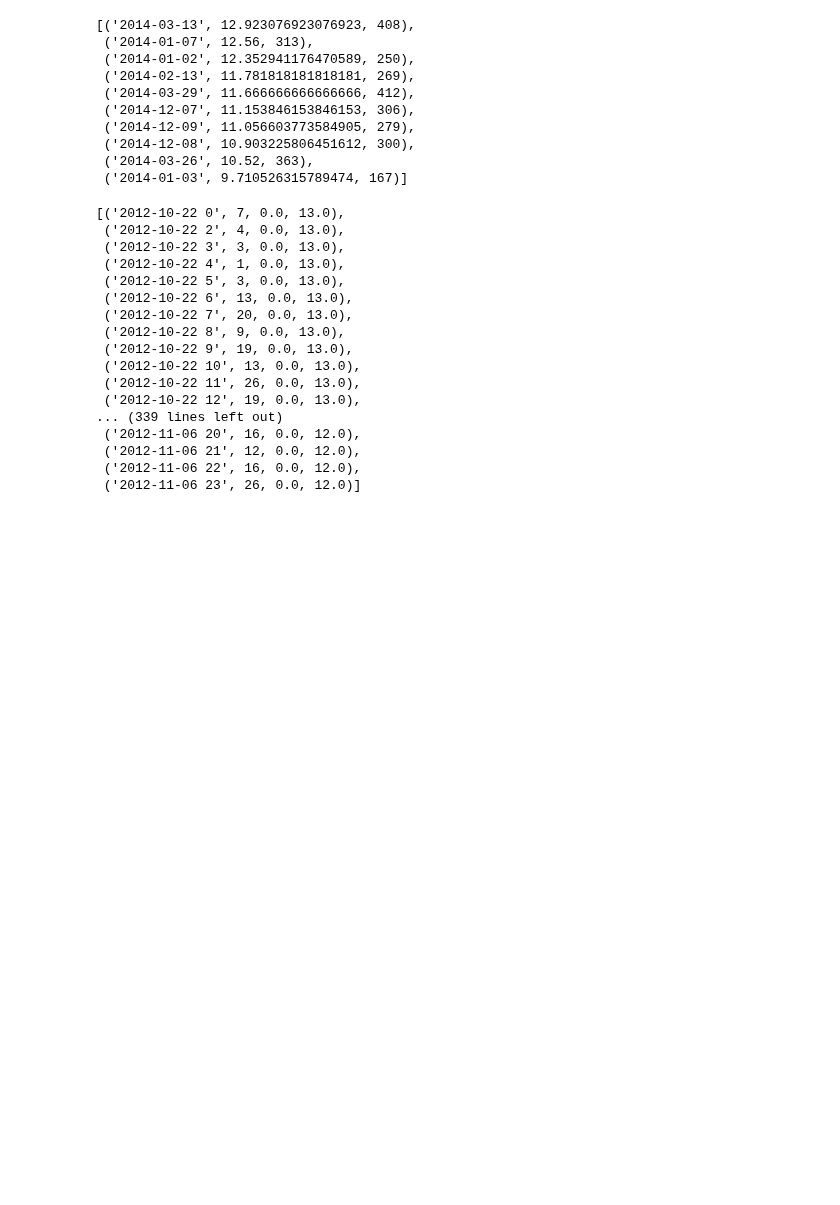
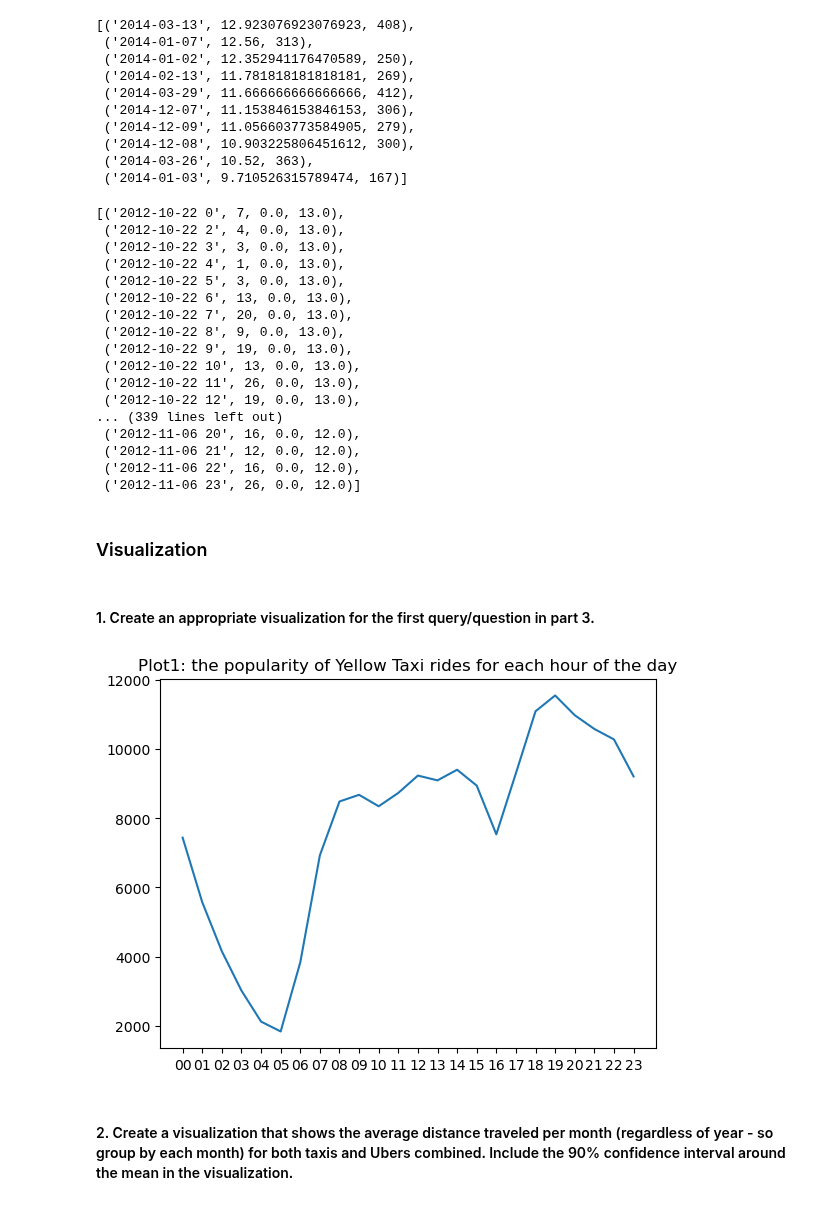
Before and after one commit to wangyf99/final-project, a Jupyter notebook: Group_project.ipynb, the cells around one changed output. Drawn from its saved outputs; the diff is of its cells as text; code cells hidden in the pictures; blank space fills up the shorter version.

```diff
--- a/Group_project.ipynb
+++ b/Group_project.ipynb
@@ -962,3 +974,28 @@ engine.execute(query_6_hurricane_precipitation).fetchall()
  ('2012-11-06 23', 26, 0.0, 12.0)]
 # %%
 save_query("q6_hurricane_precipitation.sql", query_6_hurricane_precipitation)
+# %% [markdown]
+### Visualization
+# %% [markdown]
+#### 1. Create an appropriate visualization for the first query/question in part 3.
+# %%
+def get_hourly_popularity():
+
+    df = pd.read_sql_query(query_1_hourly_popularity, engine)
+
+    return df
+# %%
+def plot_hourly():
+    df = get_hourly_popularity()
+    df = df.sort_values(by='hour', ascending=True)
+    plt.title("Plot1: the popularity of Yellow Taxi rides for each hour of the day")
+    x_axis = df['hour']
+    y_axis = df['count']
+    plt.plot(x_axis, y_axis)
+    plt.show()
+
+plot_hourly()
+# %% [output]
+[figure, added]
+# %% [markdown]
+#### 2. Create a visualization that shows the average distance traveled per month (regardless of year - so group by each month) for both taxis and Ubers combined. Include the 90% confidence interval around the mean in the visualization.
```
Also changed, not shown: parts of 16 cells of this notebook.
